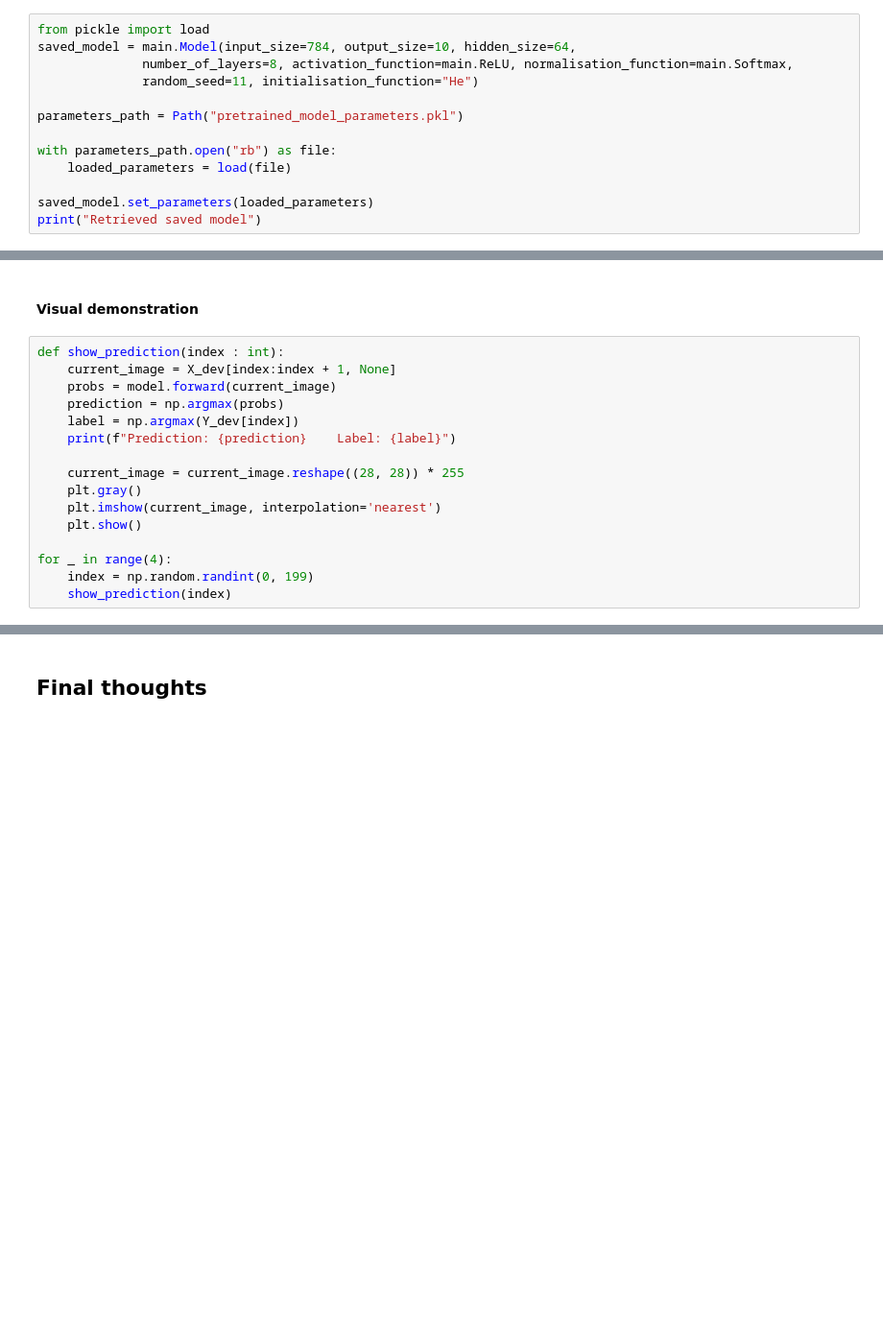
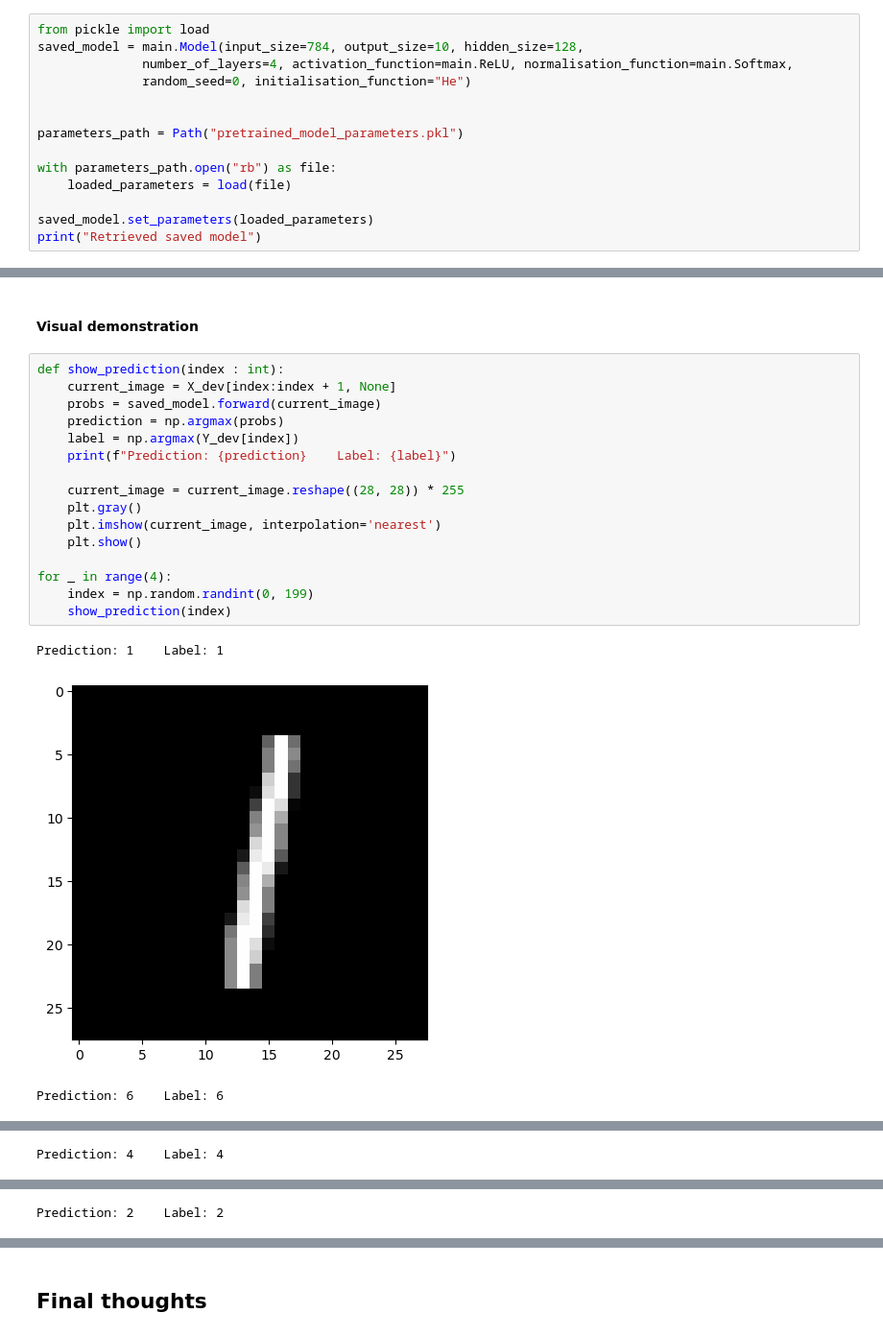
Before and after one commit to user4859/autograd, a Jupyter notebook: Demonstration.ipynb, the cells around one changed output, grey strips where cells are left out. Shown at 96% size. Saved outputs shown, nothing was run; the diff lists cells and outputs as text; blank space fills up the shorter version.

Commit message:
Trained and saved a better model, ~90% validation accuracy. Also saved a picture of the saved models training loss over time.

```diff
--- a/Demonstration.ipynb
+++ b/Demonstration.ipynb
@@ -198,9 +289,10 @@ print(model.gradients["Layer 3"])
 #### Loading a pretrained model
 # %%
 from pickle import load
-saved_model = main.Model(input_size=784, output_size=10, hidden_size=64,
-              number_of_layers=8, activation_function=main.ReLU, normalisation_function=main.Softmax,
-              random_seed=11, initialisation_function="He")
+saved_model = main.Model(input_size=784, output_size=10, hidden_size=128,
+              number_of_layers=4, activation_function=main.ReLU, normalisation_function=main.Softmax,
+              random_seed=0, initialisation_function="He")
+
 
 parameters_path = Path("pretrained_model_parameters.pkl")
 
@@ -221,16 +332,20 @@ print(f"Saved model's Validation loss: {round(loss, 5)}    Validation Accuracy:
 # %%
 def show_prediction(index : int):
     current_image = X_dev[index:index + 1, None]
-    probs = model.forward(current_image)
+    probs = saved_model.forward(current_image)
     prediction = np.argmax(probs)
     label = np.argmax(Y_dev[index])
     print(f"Prediction: {prediction}    Label: {label}")
 
     current_image = current_image.reshape((28, 28)) * 255
     plt.gray()
     plt.imshow(current_image, interpolation='nearest')
     plt.show()
 
 for _ in range(4):
     index = np.random.randint(0, 199)
     show_prediction(index)
+# %% [output]
+Prediction: 1    Label: 1
+[figure, added]
+Prediction: 6    Label: 6
@@ -236,0 +353 @@ for _ in range(4):
+Prediction: 4    Label: 4
@@ -236,0 +355 @@ for _ in range(4):
+Prediction: 2    Label: 2
```
Also changed, not shown: parts of 13 cells of this notebook, 4 other files.
